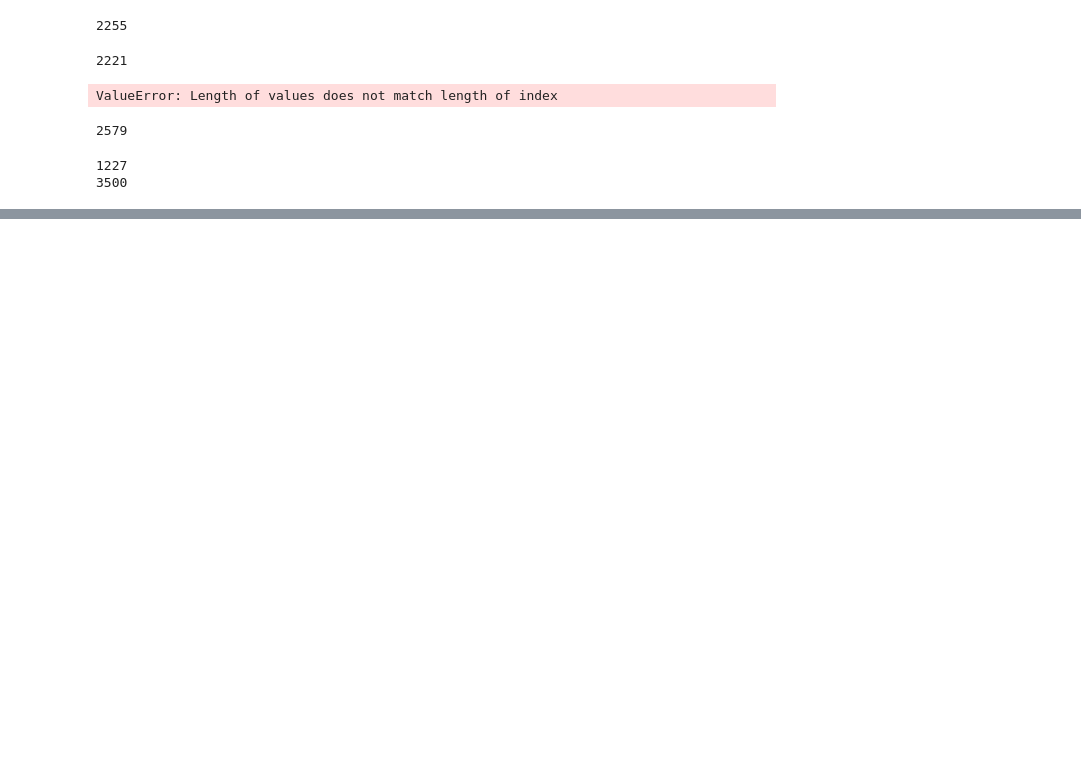
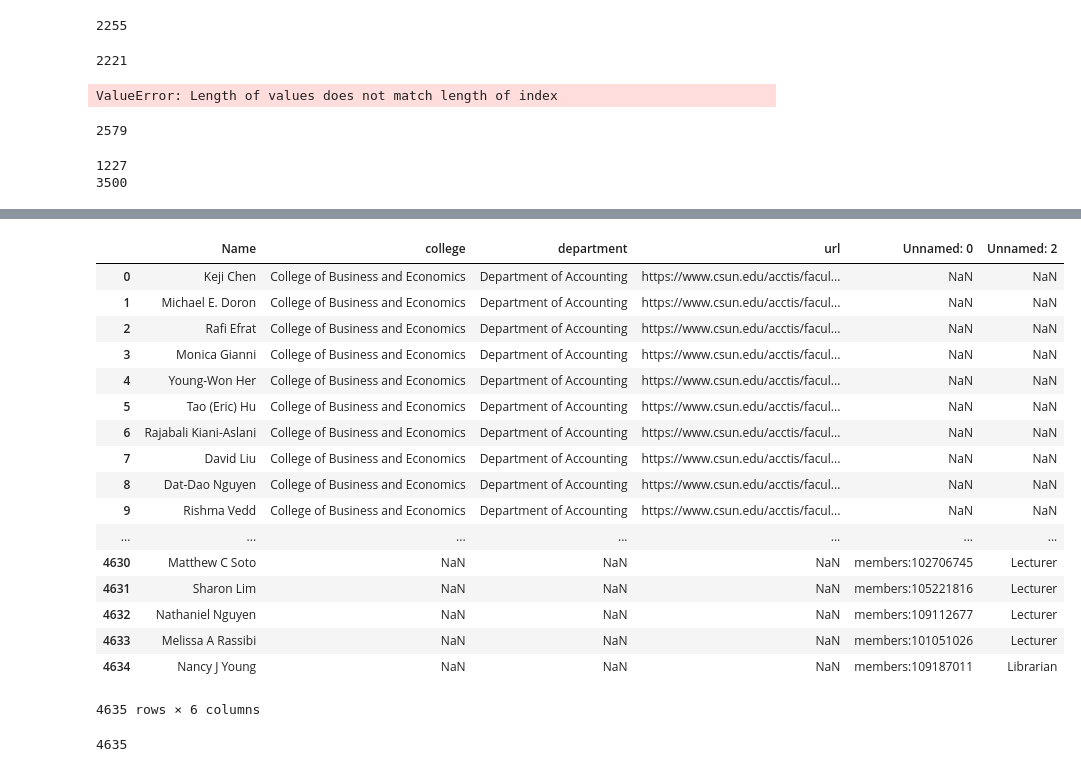
Before and after one commit to martinezjorge/Academic-Citation-Scrapers, a Jupyter notebook: Making the Master Dataset/Making the Master Dataset.ipynb, the cells around one changed output, grey strips where cells are left out. Cells and saved outputs as stored; diff of their text form; code cells hidden in the pictures; blank space fills up the shorter version.

```diff
--- a/Making the Master Dataset/Making the Master Dataset.ipynb
+++ b/Making the Master Dataset/Making the Master Dataset.ipynb
@@ -470,0 +1189,28 @@ print(len(emails.faculty))
+# %%
+all_faculty = pd.read_csv('all_faculty.csv')
+result = pd.merge(all_faculty,nerces[['Unnamed: 0','Name','Unnamed: 2']],on='Name',how='outer')
+# %%
+result
+# %% [output]
+|  | Name | college | department | url | Unnamed: 0 | Unnamed: 2 |
+| 0 | Keji Chen | College of Business and Economics | Department of Accounting | https://www.csun.edu/acctis/facul... | NaN | NaN |
+| 1 | Michael E. Doron | College of Business and Economics | Department of Accounting | https://www.csun.edu/acctis/facul... | NaN | NaN |
+| 2 | Rafi Efrat | College of Business and Economics | Department of Accounting | https://www.csun.edu/acctis/facul... | NaN | NaN |
+| 3 | Monica Gianni | College of Business and Economics | Department of Accounting | https://www.csun.edu/acctis/facul... | NaN | NaN |
+| 4 | Young-Won Her | College of Business and Economics | Department of Accounting | https://www.csun.edu/acctis/facul... | NaN | NaN |
+| 5 | Tao (Eric) Hu | College of Business and Economics | Department of Accounting | https://www.csun.edu/acctis/facul... | NaN | NaN |
+| 6 | Rajabali Kiani-Aslani | College of Business and Economics | Department of Accounting | https://www.csun.edu/acctis/facul... | NaN | NaN |
+| 7 | David Liu | College of Business and Economics | Department of Accounting | https://www.csun.edu/acctis/facul... | NaN | NaN |
+| 8 | Dat-Dao Nguyen | College of Business and Economics | Department of Accounting | https://www.csun.edu/acctis/facul... | NaN | NaN |
+| 9 | Rishma Vedd | College of Business and Economics | Department of Accounting | https://www.csun.edu/acctis/facul... | NaN | NaN |
+| ... | ... | ... | ... | ... | ... | ... |
+| 4630 | Matthew C Soto | NaN | NaN | NaN | members:102706745 | Lecturer |
+| 4631 | Sharon Lim | NaN | NaN | NaN | members:105221816 | Lecturer |
+| 4632 | Nathaniel Nguyen | NaN | NaN | NaN | members:109112677 | Lecturer |
+| 4633 | Melissa A Rassibi | NaN | NaN | NaN | members:101051026 | Lecturer |
+| 4634 | Nancy J Young | NaN | NaN | NaN | members:109187011 | Librarian |
+4635 rows × 6 columns
+# %%
+result.shape[0]
+# %% [output]
+4635
```
Also changed, not shown: parts of 130 cells of this notebook, 23 other files.
